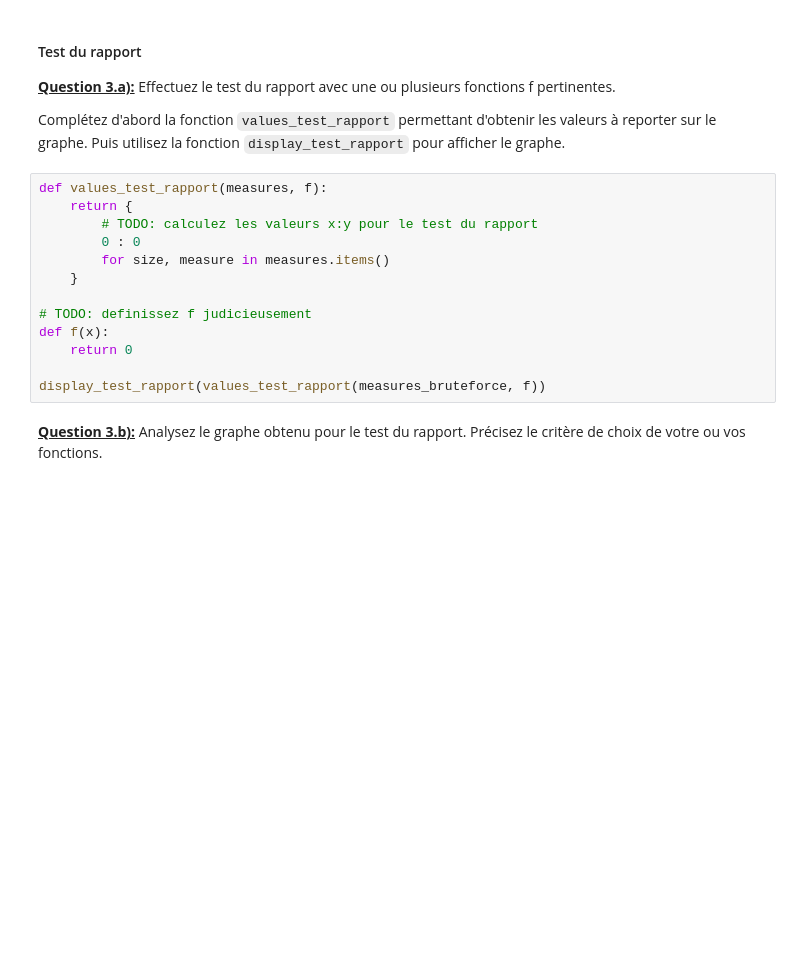
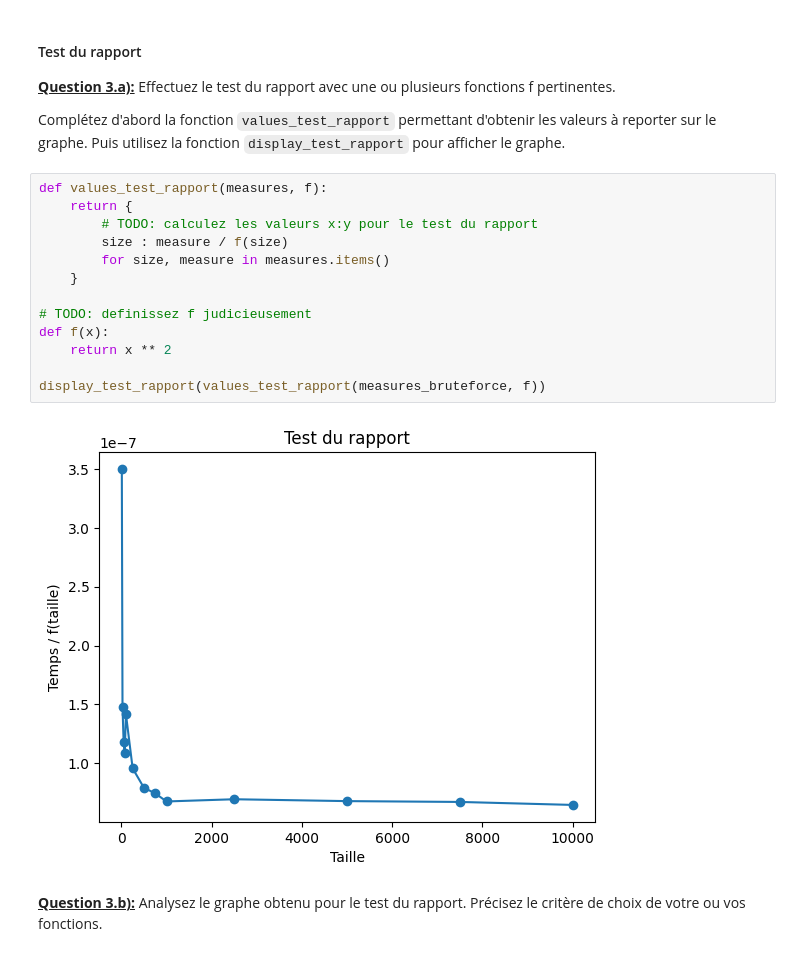
Before and after one commit to Za4khnissi/INF8775, a Jupyter notebook: TP1-H24.ipynb, the cells around one changed output. Saved outputs shown, nothing was run; the diff lists cells and outputs as text; blank space fills up the shorter version.

```diff
--- a/TP1-H24.ipynb
+++ b/TP1-H24.ipynb
@@ -352,16 +372,18 @@ Complétez d'abord la fonction `values_test_rapport` permettant d'obtenir les va
 # %%
 def values_test_rapport(measures, f):
     return {
         # TODO: calculez les valeurs x:y pour le test du rapport
-        0 : 0
+        size : measure / f(size)
         for size, measure in measures.items()
     }
 
 # TODO: definissez f judicieusement
 def f(x):
-    return 0
+    return x ** 2
 
 display_test_rapport(values_test_rapport(measures_bruteforce, f))
+# %% [output]
+[figure, added]
 # %% [markdown]
 <u>**Question 3.b):**</u> Analysez le graphe obtenu pour le test du rapport. Précisez le critère de choix de votre ou vos fonctions.
 # %% [markdown]
```
Also changed, not shown: parts of 14 cells of this notebook.
